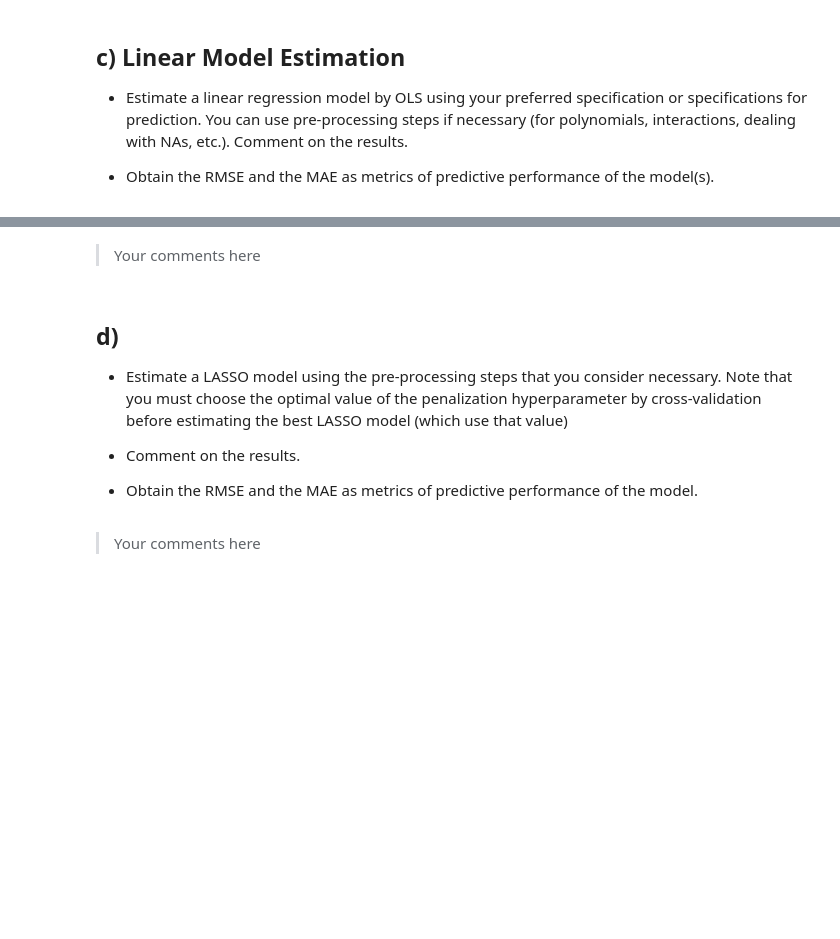
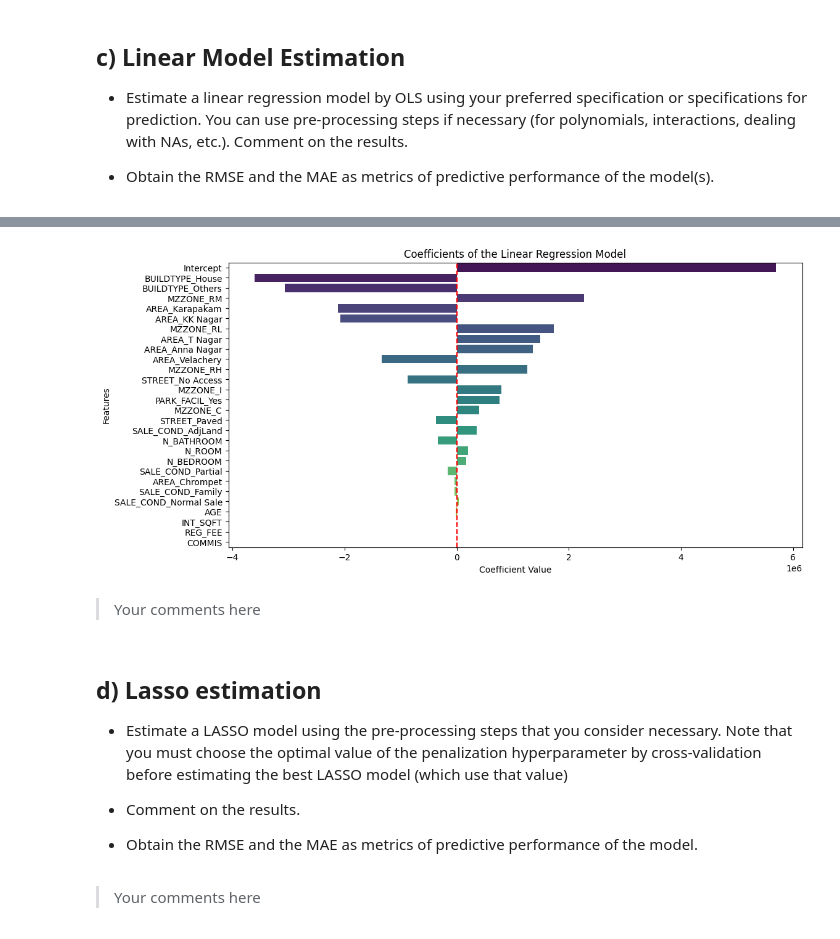
Before and after one commit to JoseEliasDuranRoa/Prediction-Models-for-Housing-Prices-in-Chennai, a Jupyter notebook: ProblemSet1_DuránRoa_JoséElías.ipynb, the cells around one changed output, grey strips where cells are left out. Saved outputs shown, nothing was run; the diff lists cells and outputs as text; code cells hidden in the pictures; blank space fills up the shorter version.

```diff
--- a/ProblemSet1_DuránRoa_JoséElías.ipynb
+++ b/ProblemSet1_DuránRoa_JoséElías.ipynb
@@ -334,0 +328,17 @@ X_train, X_test, y_train, y_test = train_test_split(X, y, test_size=0.2, random_
+# %%
+# First we run a simple OLS without polynomials and interactions
+from sklearn.linear_model import LinearRegression
+from sklearn.metrics import r2_score, mean_absolute_error, mean_squared_error
+
+lm = LinearRegression()
+lm.fit(X_train, y_train)
+
+#coefficients
+print(f'Interc. = {lm.intercept_}')
+print(f'Coef.   = {lm.coef_}')
+
+# Metrics
+y_test_pred = lm.predict(X_test)
+print(f'R2= {r2_score(y_test, y_test_pred)}')
+print(f'MAE= {mean_absolute_error(y_test, y_test_pred)}')
+print(f'RMSE= {mean_squared_error(y_test, y_test_pred, squared = False)}')
@@ -335,8 +357,33 @@ X_train, X_test, y_train, y_test = train_test_split(X, y, test_size=0.2, random_
+# %%
+# Create a DataFrame for the coefficients
+feature_names = X_train.columns if hasattr(X_train, 'columns') else [f'Feature {i}' for i in range(len(lm.coef_))]
+coef_df = pd.DataFrame({'Feature': feature_names, 'Coefficient': lm.coef_})
+
+# Create a DataFrame for the intercept
+intercept_df = pd.DataFrame({'Feature': ['Intercept'], 'Coefficient': [lm.intercept_]})
+
+# Concatenate the DataFrame with the intercept
+coef_df = pd.concat([coef_df, intercept_df], ignore_index=True)
+
+# Sort the DataFrame by the absolute value of coefficients
+coef_df['abs_coefficient'] = coef_df['Coefficient'].abs()
+coef_df = coef_df.sort_values(by='abs_coefficient', ascending=False)
+
+# Plotting the coefficients
+plt.figure(figsize=(12, 6))
+sns.barplot(x='Coefficient', y='Feature', data=coef_df, palette='viridis')
+plt.title('Coefficients of the Linear Regression Model')
+plt.xlabel('Coefficient Value')
+plt.ylabel('Features')
+plt.axvline(0, color='red', linestyle='--')  # Add a line at x=0 for reference
+plt.show()
+# %% [output]
+[figure, added]
 # %% [markdown]
 
 > Your comments here
 # %% [markdown]
-## d)
+## d) Lasso estimation
 
 * Estimate a LASSO model using the pre-processing steps that you consider necessary. Note that you must choose the optimal value of the penalization hyperparameter by cross-validation before estimating the best LASSO model (which use that value)
 
```
Also changed, not shown: parts of 6 cells of this notebook.
